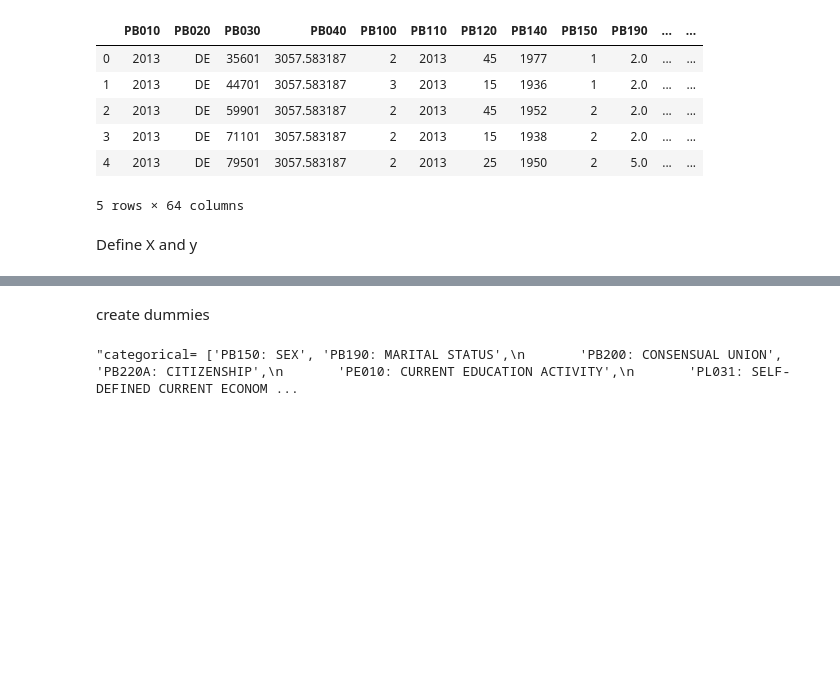
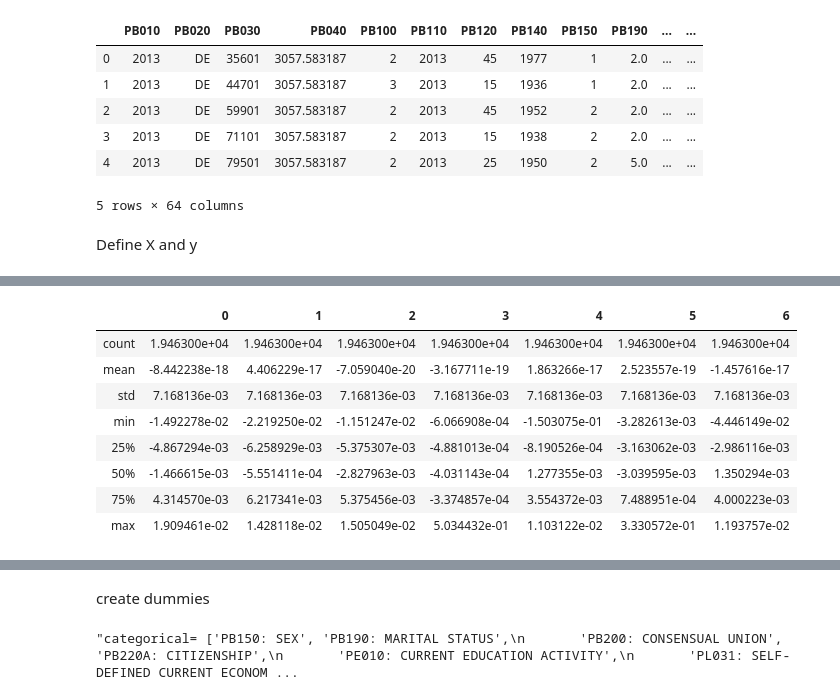
Before and after one commit to ta-data-lis/final-project, a Jupyter notebook: your-project/3_Machine Learning - TRY2.ipynb, the cells around one changed output, grey strips where cells are left out. Cells and saved outputs as stored; diff of their text form; code cells hidden in the pictures; blank space fills up the shorter version.

```diff
--- a/your-project/3_Machine Learning - TRY2.ipynb
+++ b/your-project/3_Machine Learning - TRY2.ipynb
@@ -182,0 +207,13 @@ features_ica.shape
+# %%
+data=pd.DataFrame(features_ica)
+data.describe()
+# %% [output]
+|  | 0 | 1 | 2 | 3 | 4 | 5 | 6 |
+| count | 1.946300e+04 | 1.946300e+04 | 1.946300e+04 | 1.946300e+04 | 1.946300e+04 | 1.946300e+04 | 1.946300e+04 |
+| mean | -8.442238e-18 | 4.406229e-17 | -7.059040e-20 | -3.167711e-19 | 1.863266e-17 | 2.523557e-19 | -1.457616e-17 |
+| std | 7.168136e-03 | 7.168136e-03 | 7.168136e-03 | 7.168136e-03 | 7.168136e-03 | 7.168136e-03 | 7.168136e-03 |
+| min | -1.492278e-02 | -2.219250e-02 | -1.151247e-02 | -6.066908e-04 | -1.503075e-01 | -3.282613e-03 | -4.446149e-02 |
+| 25% | -4.867294e-03 | -6.258929e-03 | -5.375307e-03 | -4.881013e-04 | -8.190526e-04 | -3.163062e-03 | -2.986116e-03 |
+| 50% | -1.466615e-03 | -5.551411e-04 | -2.827963e-03 | -4.031143e-04 | 1.277355e-03 | -3.039595e-03 | 1.350294e-03 |
+| 75% | 4.314570e-03 | 6.217341e-03 | 5.375456e-03 | -3.374857e-04 | 3.554372e-03 | 7.488951e-04 | 4.000223e-03 |
+| max | 1.909461e-02 | 1.428118e-02 | 1.505049e-02 | 5.034432e-01 | 1.103122e-02 | 3.330572e-01 | 1.193757e-02 |
```
Also changed, not shown: parts of 64 cells of this notebook.
